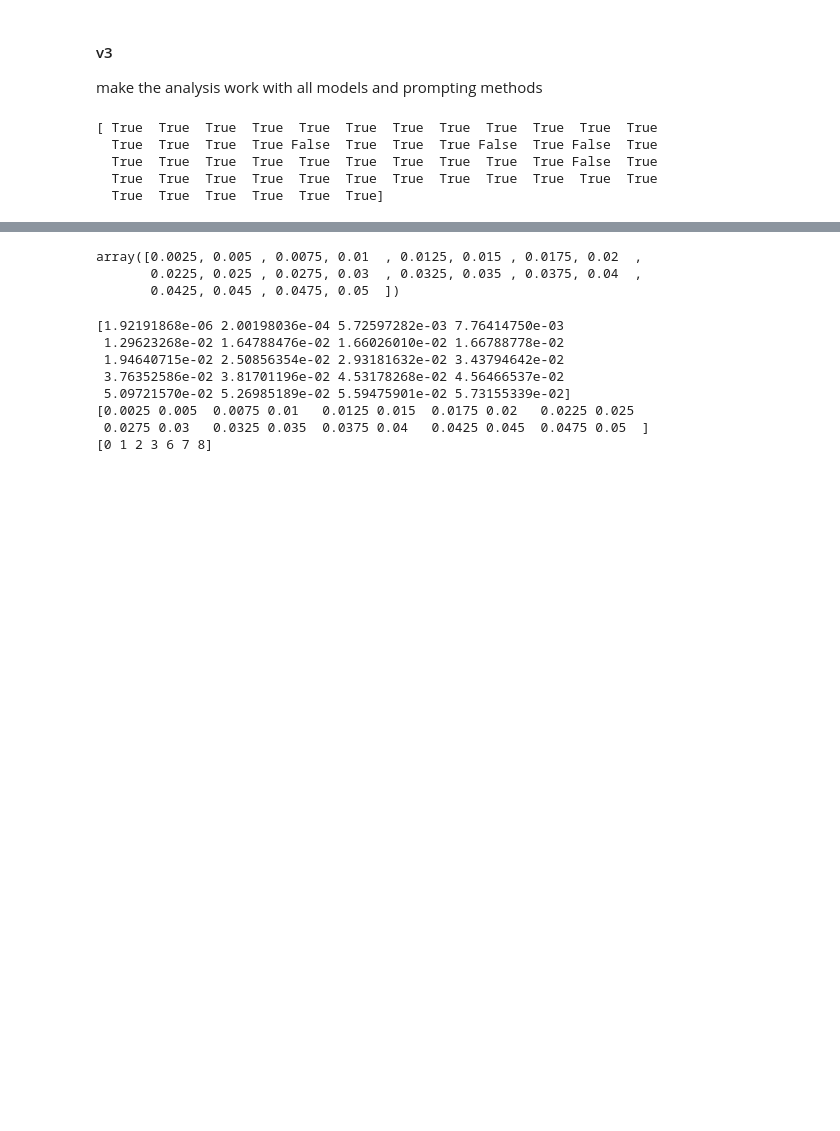
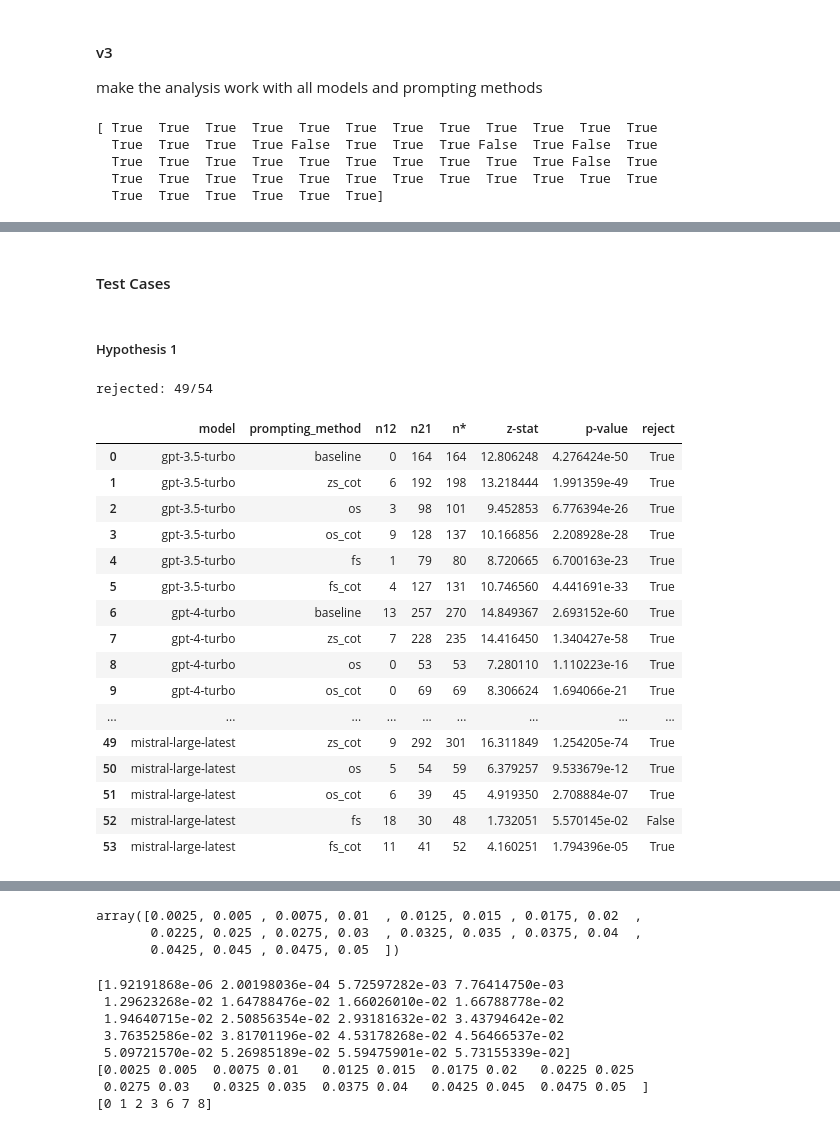
Before and after one commit to Fjallripa/llm_token_bias, a Jupyter notebook: analysis.ipynb, the cells around one changed output, grey strips where cells are left out. Drawn from its saved outputs; the diff is of its cells as text; code cells hidden in the pictures; blank space fills up the shorter version.

Commit message:
analysis now comparable to paper, though not yet finished

```diff
--- a/analysis.ipynb
+++ b/analysis.ipynb
@@ -130,8 +131,8 @@ def calc_test_statistics (grades):
         n12 += grades_gold[i] and not grades_random[i]
         n21 += not grades_gold[i] and grades_random[i]
     n_star = n12 + n21
-    z0 = (n21 - n12) / np.sqrt(n_star)
-    p_value = binomtest(n21, n_star, alternative='greater').pvalue
+    z0 = (n21 - n12) / np.sqrt(n_star)  if n_star > 0 else  0
+    p_value = binomtest(n21, n_star, alternative='greater').pvalue  if n_star > 0 else  1
     return n12, n21, n_star, z0, p_value
 
 
@@ -225,0 +334,2 @@ print(results_table[7])
+# %% [markdown]
+#### Test Cases
@@ -225,0 +348,51 @@ print(results_table[7])
+# %% [markdown]
+##### Hypothesis 1
+# %%
+models = [
+    "gpt-3.5-turbo",
+    "gpt-4-turbo",
+    "gpt-4o",
+    "llama-2-70b-chat",
+    "meta-llama-3-70b-instruct",
+    "meta-llama-3-8b-instruct",
+    "claude-3-opus-20240229",
+    "claude-3-sonnet-20240229",
+    "mistral-large-latest",
+]
+prompting_types = [
+    "baseline",
+    "zs_cot",
+    "os",
+    "os_cot",
+    "fs",
+    "fs_cot",
+]
+datasets = [
+    "linda_original",
+    "linda_variant_one_to",
+    "linda_variant_one_because",
+    "linda_variant_one_sothat",
+]
+results_table = run_analysis(models, prompting_types, datasets)
+print(f"rejected: {results_table['reject'].sum()}/{len(results_table['reject'])}")
+df = pd.DataFrame(results_table)
+df
+# %% [output]
+rejected: 49/54
+|  | model | prompting_method | n12 | n21 | n* | z-stat | p-value | reject |
+| 0 | gpt-3.5-turbo | baseline | 0 | 164 | 164 | 12.806248 | 4.276424e-50 | True |
+| 1 | gpt-3.5-turbo | zs_cot | 6 | 192 | 198 | 13.218444 | 1.991359e-49 | True |
+| 2 | gpt-3.5-turbo | os | 3 | 98 | 101 | 9.452853 | 6.776394e-26 | True |
+| 3 | gpt-3.5-turbo | os_cot | 9 | 128 | 137 | 10.166856 | 2.208928e-28 | True |
+| 4 | gpt-3.5-turbo | fs | 1 | 79 | 80 | 8.720665 | 6.700163e-23 | True |
+| 5 | gpt-3.5-turbo | fs_cot | 4 | 127 | 131 | 10.746560 | 4.441691e-33 | True |
+| 6 | gpt-4-turbo | baseline | 13 | 257 | 270 | 14.849367 | 2.693152e-60 | True |
+| 7 | gpt-4-turbo | zs_cot | 7 | 228 | 235 | 14.416450 | 1.340427e-58 | True |
+| 8 | gpt-4-turbo | os | 0 | 53 | 53 | 7.280110 | 1.110223e-16 | True |
+| 9 | gpt-4-turbo | os_cot | 0 | 69 | 69 | 8.306624 | 1.694066e-21 | True |
+| ... | ... | ... | ... | ... | ... | ... | ... | ... |
+| 49 | mistral-large-latest | zs_cot | 9 | 292 | 301 | 16.311849 | 1.254205e-74 | True |
+| 50 | mistral-large-latest | os | 5 | 54 | 59 | 6.379257 | 9.533679e-12 | True |
+| 51 | mistral-large-latest | os_cot | 6 | 39 | 45 | 4.919350 | 2.708884e-07 | True |
+| 52 | mistral-large-latest | fs | 18 | 30 | 48 | 1.732051 | 5.570145e-02 | False |
+| 53 | mistral-large-latest | fs_cot | 11 | 41 | 52 | 4.160251 | 1.794396e-05 | True |
```
Also changed, not shown: parts of 13 cells of this notebook.
